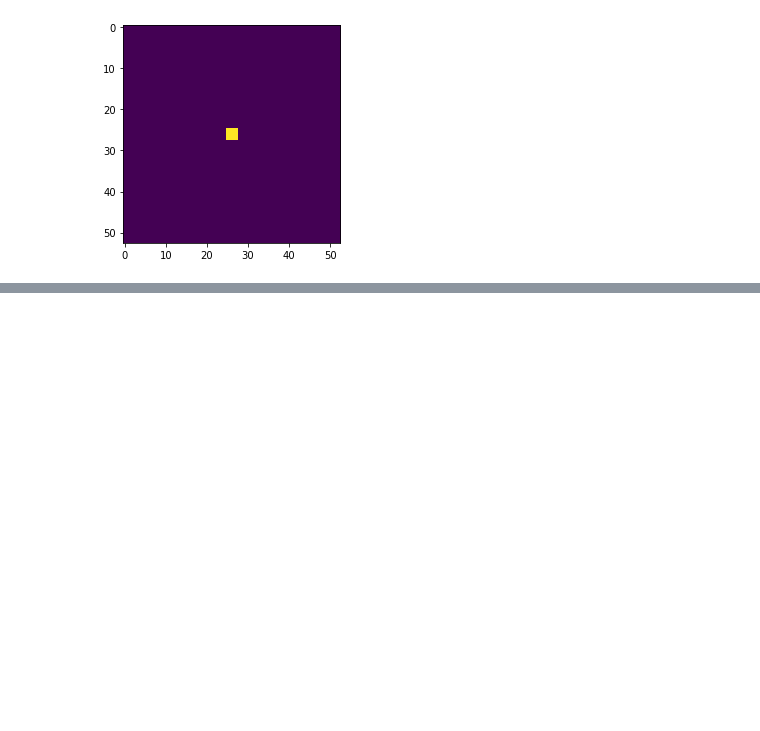
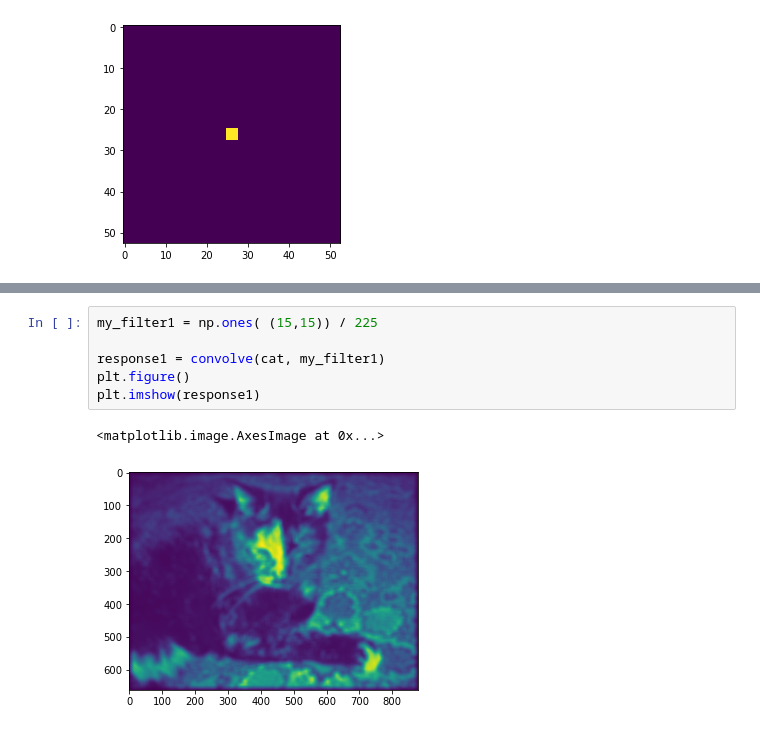
Before and after one commit to kvkp/biophysics, a Jupyter notebook: week-06/computer-lab-3.ipynb, the cells around one changed output, grey strips where cells are left out. Drawn from its saved outputs; the diff is of its cells as text; blank space fills up the shorter version.

```diff
--- a/week-06/computer-lab-3.ipynb
+++ b/week-06/computer-lab-3.ipynb
@@ -22,0 +39,9 @@ plt.imshow(response)
+# %%
+my_filter1 = np.ones( (15,15)) / 225
+
+response1 = convolve(cat, my_filter1)
+plt.figure()
+plt.imshow(response1)
+# %% [output]
+<matplotlib.image.AxesImage at 0x...>
+[figure, added]
```
Also changed, not shown: parts of 10 cells of this notebook, 1 other file.
